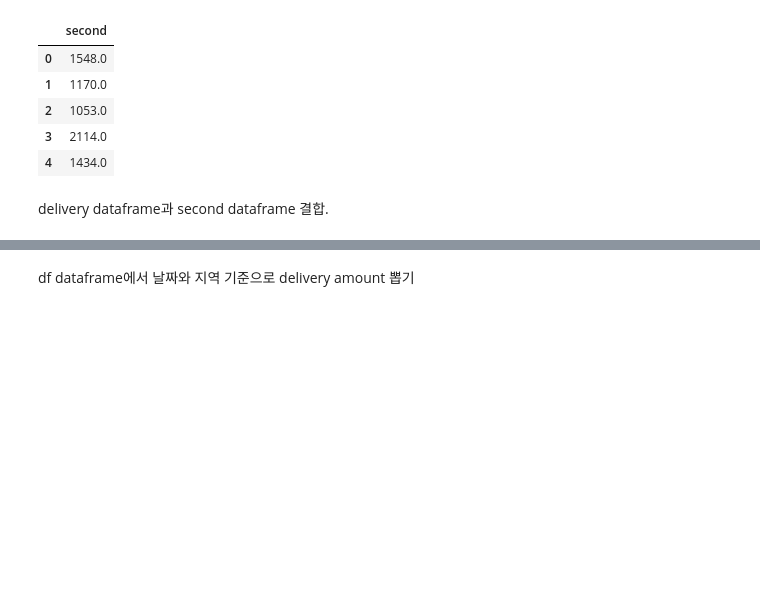
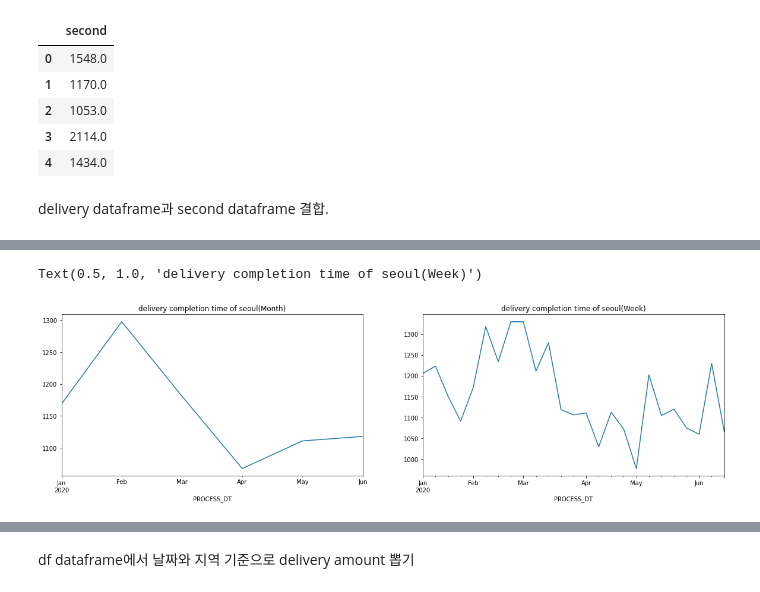
Before and after one commit to Pyeonseohee/Deeplearning, a Jupyter notebook: DataScience_Post_Covid19_2.ipynb, the cells around one changed output, grey strips where cells are left out. Drawn from its saved outputs; the diff is of its cells as text; code cells hidden in the pictures; blank space fills up the shorter version.

```diff
--- a/DataScience_Post_Covid19_2.ipynb
+++ b/DataScience_Post_Covid19_2.ipynb
@@ -257,0 +177,3 @@ Text(0.5, 1.0, 'Delivery Completion Time Of Jeju-do')
+# %%
+seoul = DataFrame(df, columns = ['SERIAL_NUMBER', 'PROCESS_DT', 'DLVR_DSTN_SIDO', 'second', 'seoul'])
+seoul.head()
@@ -257,0 +187,5 @@ Text(0.5, 1.0, 'Delivery Completion Time Of Jeju-do')
+# %%
+seoul['seoul'] = seoul['DLVR_DSTN_SIDO'] == '서울특별시'
+droped = seoul[seoul['seoul'] == False].index
+seoul = seoul.drop(droped)
+seoul.head()
@@ -257,0 +199,5 @@ Text(0.5, 1.0, 'Delivery Completion Time Of Jeju-do')
+# %%
+seoul.index = seoul['PROCESS_DT']
+seoul_complete_week = seoul.resample('W').mean()
+seoul_complete_month = seoul.resample('M').mean()
+seoul_complete_month.head()
@@ -257,0 +212,10 @@ Text(0.5, 1.0, 'Delivery Completion Time Of Jeju-do')
+# %%
+fig, axes = plt.subplots(nrows = 1, ncols = 2)
+fig.set_size_inches(20, 5)
+seoul_complete_month['second'].plot(ax = axes[0])
+seoul_complete_week['second'].plot(ax = axes[1])
+axes[0].set_title('delivery completion time of seoul(Month)')
+axes[1].set_title('delivery completion time of seoul(Week)')
+# %% [output]
+Text(0.5, 1.0, 'delivery completion time of seoul(Week)')
+[figure, added]
```
Also changed, not shown: parts of 68 cells of this notebook.
